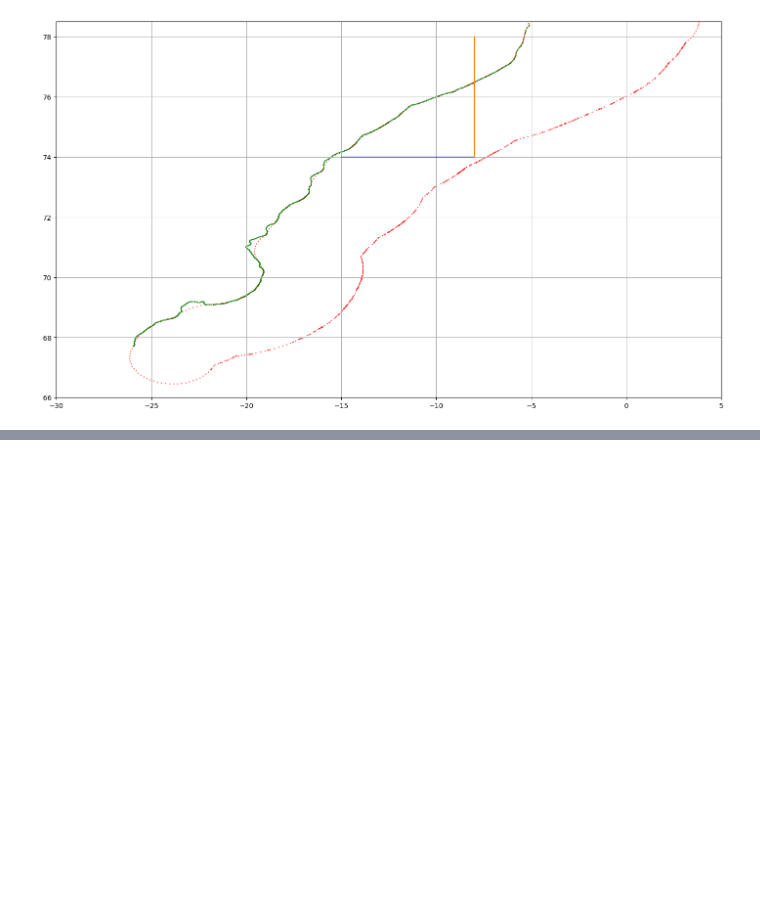
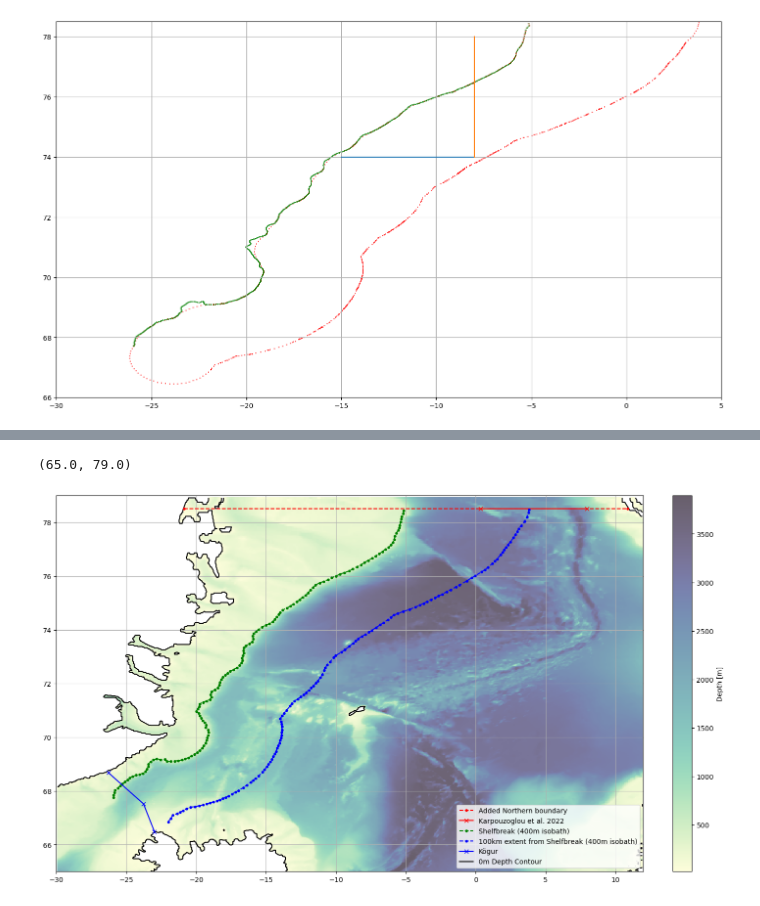
Before and after one commit to EirikKvamme/MScEirik, a Jupyter notebook: FreshWater/FW_budget_domain.ipynb, the cells around one changed output, grey strips where cells are left out. Cells and saved outputs as stored; diff of their text form; code cells hidden in the pictures; blank space fills up the shorter version.

```diff
--- a/FreshWater/FW_budget_domain.ipynb
+++ b/FreshWater/FW_budget_domain.ipynb
@@ -14,7 +14,7 @@ depth = depth.where(depth>0,np.nan)
 depth_r = depth.rolling(X=10, center=True).mean()
 depth_r = depth.rolling(Y=10, center=True).mean()
 # %%
-north_zonal = depth.sel(Y=78.5,method='nearest').sel(X=slice(-20,11)).dropna(dim="X")
+north_zonal = depth.sel(Y=78.5,method='nearest').sel(X=slice(-21,11)).dropna(dim="X")
 north_zonal_moor = depth.sel(Y=78.5,method='nearest').sel(X=slice(0.3,8)).dropna(dim="X")
 # %%
 fig, ax = plt.subplots(figsize=(14,8),layout='constrained')
@@ -507,0 +553,63 @@ ax.grid()
+# %%
+import matplotlib.lines as mlines
+
+depth = xr.open_dataset('D:/MScData/depth_res.nc')['Depth'].sel(Y=slice(65,79)).sel(X=slice(-30,12))
+depth_notZero = depth
+depth = depth.where(depth>0,np.nan)
+
+fig, ax = plt.subplots(figsize=(14,8),layout='constrained')
+mesh = ax.pcolormesh(depth.X,depth.Y,depth,cmap=cmo.deep,alpha=0.7)
+cbar = fig.colorbar(mesh)
+cbar.set_label('Depth [m]')
+ax.grid()
+contour = ax.contour(depth.X,depth.Y,depth_notZero,[0],colors='black')
+# Adding label to the contour
+contour_proxy = mlines.Line2D([], [], color='black', label='0m Depth Contour')
+
+# North section FS
+ax.plot([north_zonal.X[0],north_zonal.X[-1]],[north_zonal.Y,north_zonal.Y],'r--.',label='Added Northern boundary')
+# ax.plot([north_zonal_moor.X[0],north_zonal_moor.X[-1]],[north_zonal_moor.Y,north_zonal_moor.Y],'rx')
+ax.plot([north_zonal_moor.X[0],north_zonal_moor.X[-1]],[north_zonal_moor.Y,north_zonal_moor.Y],'r-x',label='Karpouzoglou et al. 2022')
+# ax.scatter(north_zonal.X[0],north_zonal.Y,color='r')
+# ax.scatter(north_zonal.X[-1],north_zonal.Y,color='r')
+
+
+# Meridional Section
+shelfLon, shelfLat = [], []
+for lon, lat in shelfLocation:
+    # ax.scatter(lon,lat,color='green',s=10,alpha=0.5)
+    shelfLon.append(lon)
+    shelfLat.append(lat)
+ax.plot(shelfLon,shelfLat,'g--.',label='Shelfbreak (400m isobath)')
+
+extendLon, extendLat = [], []
+for lon, lat in coordsExtendedShelf:
+    # ax.scatter(lon,lat,color='blue',s=10,alpha=0.5)
+    extendLon.append(lon)
+    extendLat.append(lat)
+
+ax.plot(extendLon,extendLat,'b--.',label='100km extent from Shelfbreak (400m isobath)')
+
+
+# South section DS Kögur
+# Kögur information
+lats_Kogur = [68.68, 67.52, 66.49]
+lons_Kogur = [-26.28, -23.77, -22.99]
+# ax.plot(lons_Kogur, lats_Kogur, 'bx')
+ax.plot(lons_Kogur, lats_Kogur, 'b-x', label='Kögur')
+
+
+# Collect all handles and labels
+handles, labels = ax.get_legend_handles_labels()
+
+# Append the custom contour handle
+handles.append(contour_proxy)
+
+# Add the legend
+ax.legend(handles=handles)
+
+ax.set_xlim(-30, 12)
+ax.set_ylim(65, 79)
+# %% [output]
+(65.0, 79.0)
+[figure, added]
```
Also changed, not shown: parts of 4 cells of this notebook, 1 other file.
